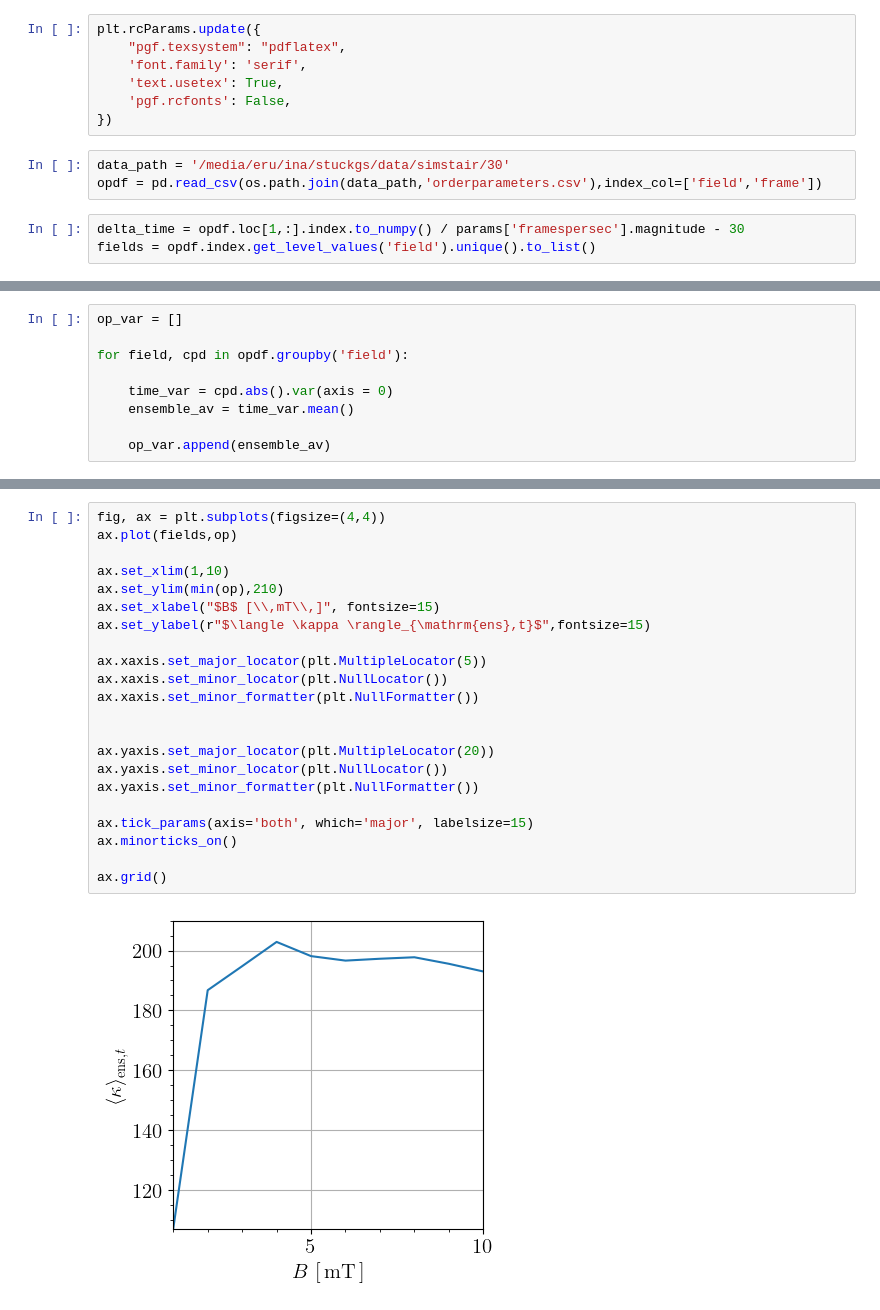
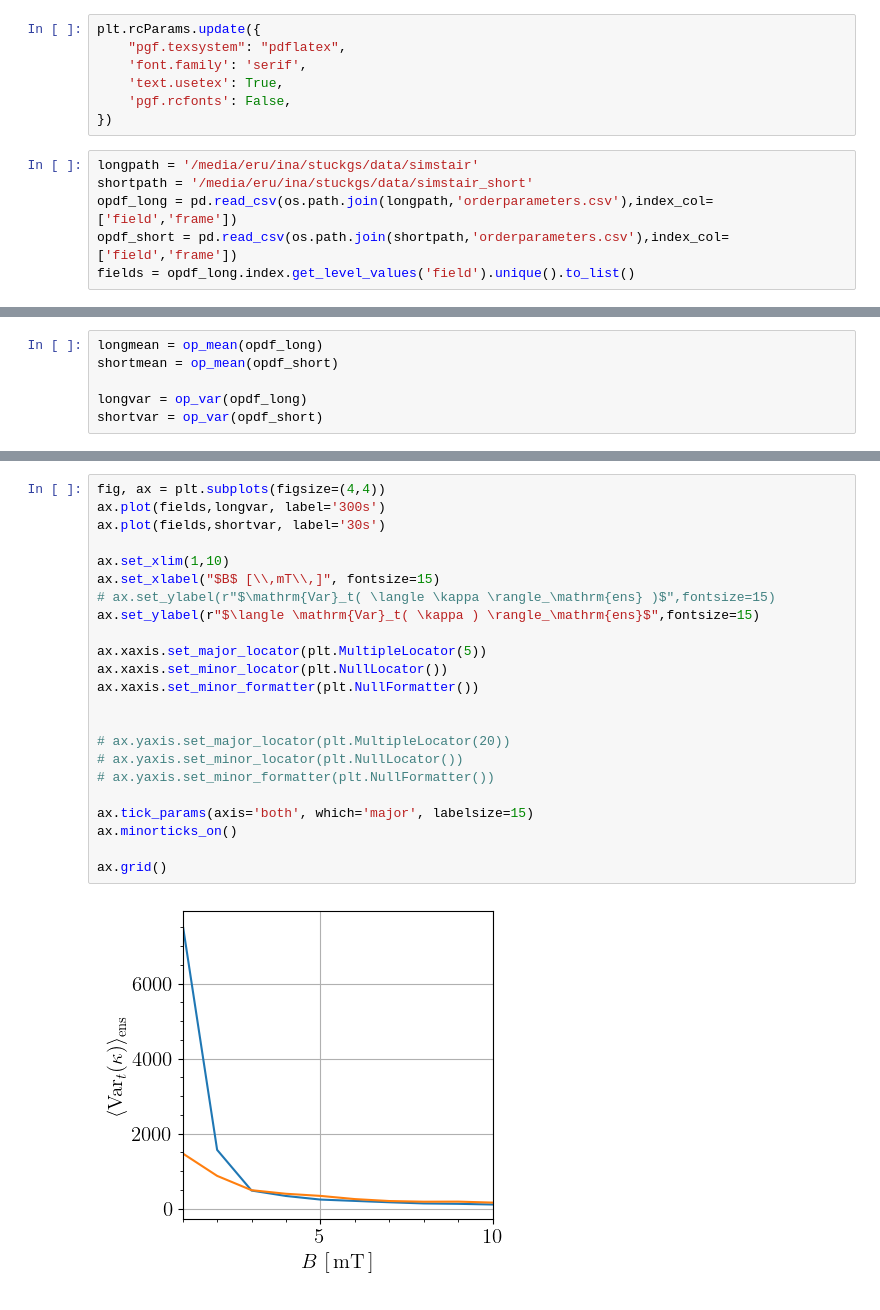
Before and after one commit to leogabac/stuckgs, a Jupyter notebook: src/orderparameter_long.ipynb, the cells around one changed output, grey strips where cells are left out. Drawn from its saved outputs; the diff is of its cells as text.

```diff
--- a/src/orderparameter_long.ipynb
+++ b/src/orderparameter_long.ipynb
@@ -33,8 +33,8 @@ plt.rcParams.update({
     'pgf.rcfonts': False,
 })
 # %%
-data_path = '/media/eru/ina/stuckgs/data/simstair/30'
-opdf = pd.read_csv(os.path.join(data_path,'orderparameters.csv'),index_col=['field','frame'])
+longpath = '/media/eru/ina/stuckgs/data/simstair'
+shortpath = '/media/eru/ina/stuckgs/data/simstair_short'
+opdf_long = pd.read_csv(os.path.join(longpath,'orderparameters.csv'),index_col=['field','frame'])
+opdf_short = pd.read_csv(os.path.join(shortpath,'orderparameters.csv'),index_col=['field','frame'])
+fields = opdf_long.index.get_level_values('field').unique().to_list()
-# %%
-delta_time = opdf.loc[1,:].index.to_numpy() / params['framespersec'].magnitude - 30
-fields = opdf.index.get_level_values('field').unique().to_list()
@@ -50,9 +90,6 @@ for field, cpd in opdf.groupby('field'):
-# %%
-op_var = []
-
-for field, cpd in opdf.groupby('field'):
-
-    time_var = cpd.abs().var(axis = 0)
-    ensemble_av = time_var.mean()
-
-    op_var.append(ensemble_av)
+# %%
+longmean = op_mean(opdf_long)
+shortmean = op_mean(opdf_short)
+
+longvar = op_var(opdf_long)
+shortvar = op_var(opdf_short)
@@ -59,24 +147,25 @@ for field, cpd in opdf.groupby('field'):
 # %%
 fig, ax = plt.subplots(figsize=(4,4))
-ax.plot(fields,op)
+ax.plot(fields,longvar, label='300s')
+ax.plot(fields,shortvar, label='30s')
 
 ax.set_xlim(1,10)
-ax.set_ylim(min(op),210)
 ax.set_xlabel("$B$ [\\,mT\\,]", fontsize=15)
-ax.set_ylabel(r"$\langle \kappa \rangle_{\mathrm{ens},t}$",fontsize=15)
+# ax.set_ylabel(r"$\mathrm{Var}_t( \langle \kappa \rangle_\mathrm{ens} )$",fontsize=15)
+ax.set_ylabel(r"$\langle \mathrm{Var}_t( \kappa ) \rangle_\mathrm{ens}$",fontsize=15)
 
 ax.xaxis.set_major_locator(plt.MultipleLocator(5))
 ax.xaxis.set_minor_locator(plt.NullLocator())
 ax.xaxis.set_minor_formatter(plt.NullFormatter())
 
 
-ax.yaxis.set_major_locator(plt.MultipleLocator(20))
-ax.yaxis.set_minor_locator(plt.NullLocator())
-ax.yaxis.set_minor_formatter(plt.NullFormatter())
+# ax.yaxis.set_major_locator(plt.MultipleLocator(20))
+# ax.yaxis.set_minor_locator(plt.NullLocator())
+# ax.yaxis.set_minor_formatter(plt.NullFormatter())
 
 ax.tick_params(axis='both', which='major', labelsize=15)
 ax.minorticks_on()
 
 ax.grid()
 # %% [output]
-[figure, old version]
+[figure, new version]
```
Also changed, not shown: parts of 6 cells of this notebook, 2 other files.
